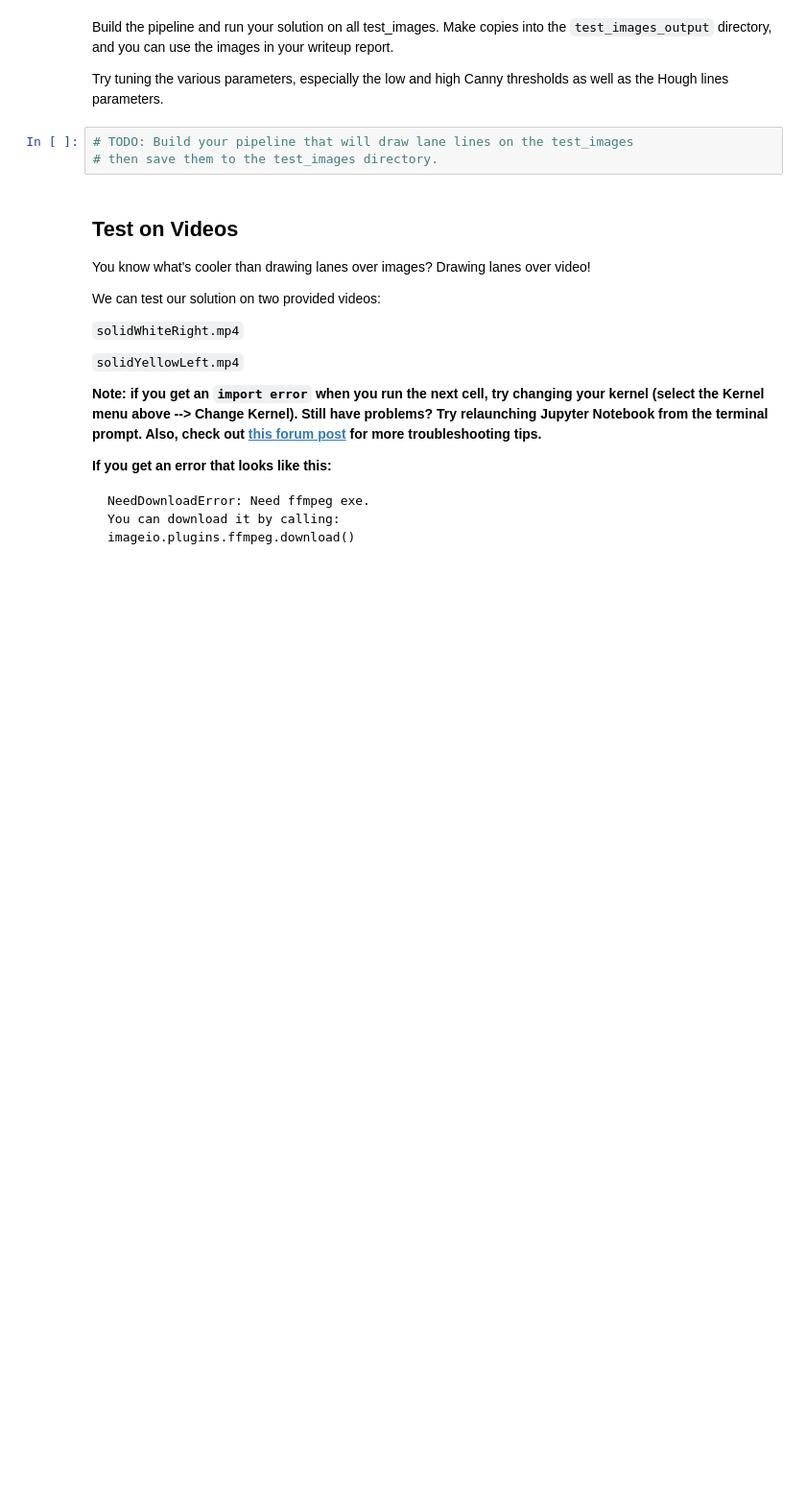
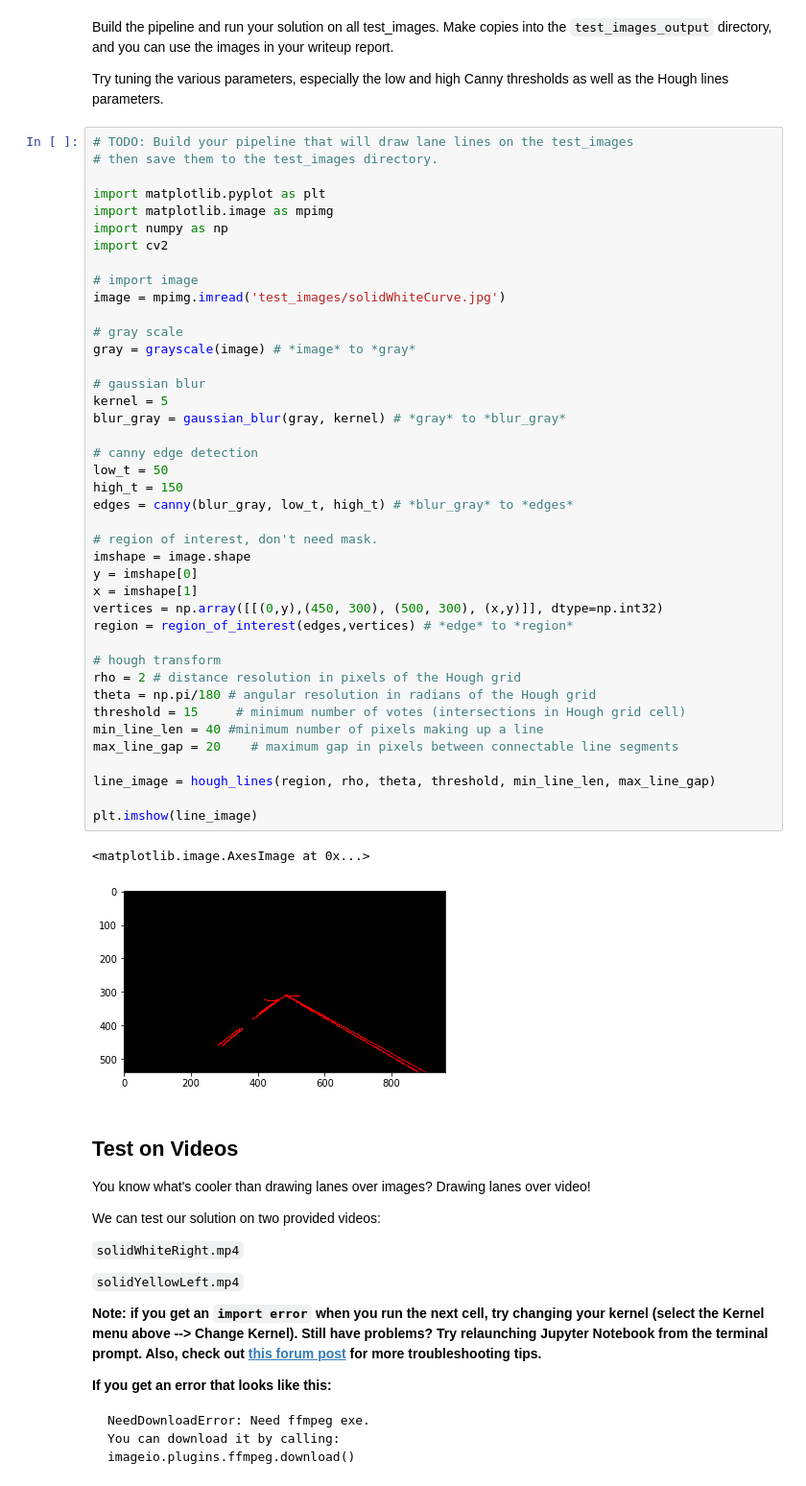
Before and after one commit to mgdreamingstar/CarND, a Jupyter notebook: CarND-LaneLines-P1/P1.ipynb, the cells around one changed output. Shown at 96% size. Saved outputs shown, nothing was run; the diff lists cells and outputs as text; blank space fills up the shorter version.

```diff
--- a/CarND-LaneLines-P1/P1.ipynb
+++ b/CarND-LaneLines-P1/P1.ipynb
@@ -187,9 +194,50 @@ os.listdir("test_images/")
 Build the pipeline and run your solution on all test_images. Make copies into the `test_images_output` directory, and you can use the images in your writeup report.
 
 Try tuning the various parameters, especially the low and high Canny thresholds as well as the Hough lines parameters.
-# %%
-# TODO: Build your pipeline that will draw lane lines on the test_images
-# then save them to the test_images directory.
+# %%
+# TODO: Build your pipeline that will draw lane lines on the test_images
+# then save them to the test_images directory.
+
+import matplotlib.pyplot as plt
+import matplotlib.image as mpimg
+import numpy as np
+import cv2
+
+# import image
+image = mpimg.imread('test_images/solidWhiteCurve.jpg')
+
+# gray scale
+gray = grayscale(image) # *image* to *gray*
+
+# gaussian blur
+kernel = 5
+blur_gray = gaussian_blur(gray, kernel) # *gray* to *blur_gray*
+
+# canny edge detection
+low_t = 50
+high_t = 150
+edges = canny(blur_gray, low_t, high_t) # *blur_gray* to *edges*
+
+# region of interest, don't need mask.
+imshape = image.shape
+y = imshape[0]
+x = imshape[1]
+vertices = np.array([[(0,y),(450, 300), (500, 300), (x,y)]], dtype=np.int32)
+region = region_of_interest(edges,vertices) # *edge* to *region*
+
+# hough transform
+rho = 2 # distance resolution in pixels of the Hough grid
+theta = np.pi/180 # angular resolution in radians of the Hough grid
+threshold = 15     # minimum number of votes (intersections in Hough grid cell)
+min_line_len = 40 #minimum number of pixels making up a line
+max_line_gap = 20    # maximum gap in pixels between connectable line segments
+
+line_image = hough_lines(region, rho, theta, threshold, min_line_len, max_line_gap)
+
+plt.imshow(line_image)
+# %% [output]
+<matplotlib.image.AxesImage at 0x...>
+[figure, added]
 # %% [markdown]
 ## Test on Videos
 
```
Also changed, not shown: parts of 1 cell of this notebook, 2 other files.
